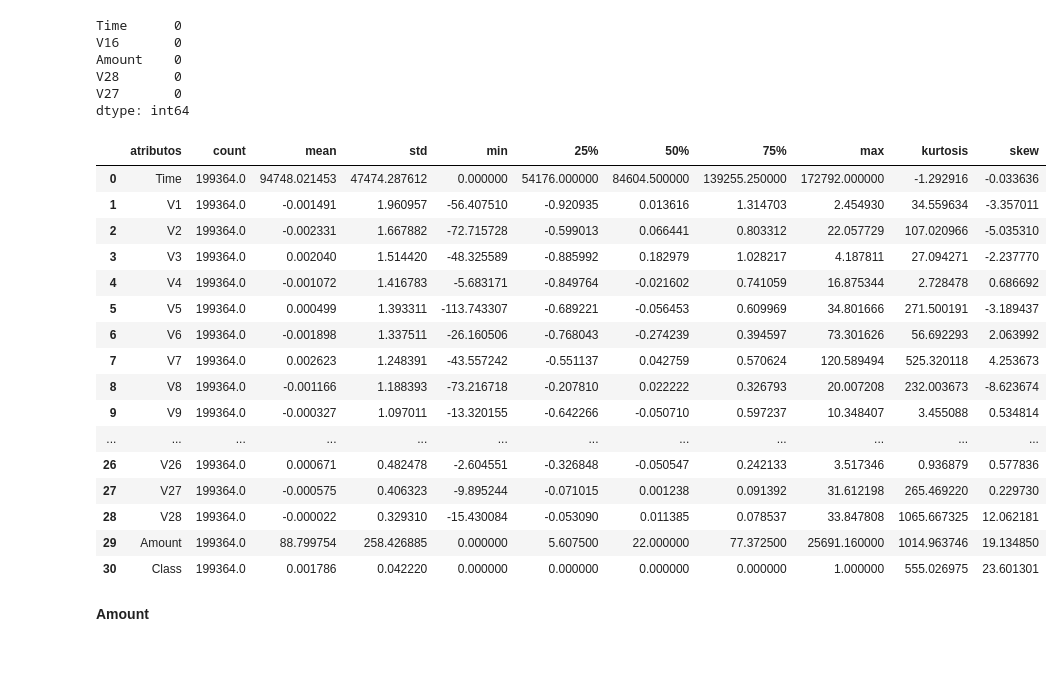
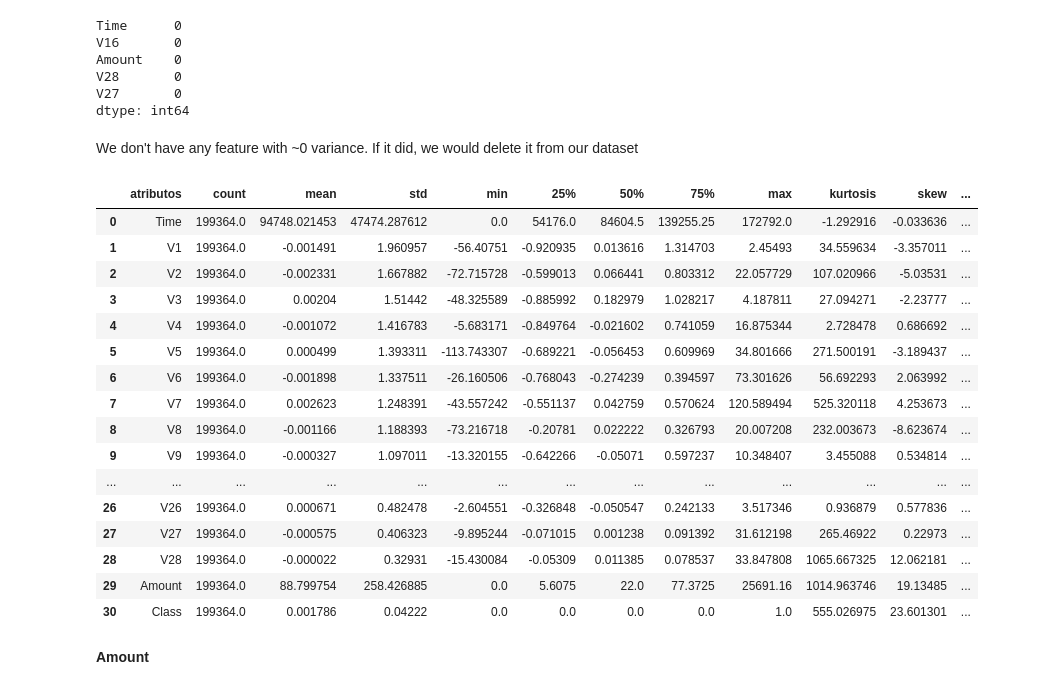
Before and after one commit to YuriCatramby/ds-clf-fraud-detection, a Jupyter notebook: ds_clf_fraud_detection.ipynb, the cells around one changed output. Cells and saved outputs as stored; diff of their text form; code cells hidden in the pictures; blank space fills up the shorter version.

```diff
--- a/ds_clf_fraud_detection.ipynb
+++ b/ds_clf_fraud_detection.ipynb
@@ -198,32 +198,35 @@ Amount    0
 V28       0
 V27       0
 dtype: int64
+# %% [markdown]
+We don't have any feature with ~0 variance. If it did, we would delete it from our dataset
 # %%
 kurt = pd.DataFrame(df_desc.apply(lambda x: x.kurtosis())).T
 skew = pd.DataFrame(df_desc.apply(lambda x: x.skew())).T
+variance = pd.DataFrame(df_desc.var().round(2)).applymap(lambda x: "{:.{}f}".format(x, 2) if isinstance(x, (float)) else x).T
 desc = pd.DataFrame(df_desc.describe())
 
-df_stats = pd.concat([desc,  kurt, skew]).T.reset_index()
-df_stats.columns = ['atributos','count', 'mean', 'std','min', '25%', '50%', '75%', 'max', 'kurtosis', 'skew']
+df_stats = pd.concat([desc,  kurt, skew, variance]).T.reset_index()
+df_stats.columns = ['atributos','count', 'mean', 'std','min', '25%', '50%', '75%', 'max', 'kurtosis', 'skew', 'variance']
 df_stats
 # %% [output]
-|  | atributos | count | mean | std | min | 25% | 50% | 75% | max | kurtosis | skew |
-| 0 | Time | 199364.0 | 94748.021453 | 47474.287612 | 0.000000 | 54176.000000 | 84604.500000 | 139255.250000 | 172792.000000 | -1.292916 | -0.033636 |
-| 1 | V1 | 199364.0 | -0.001491 | 1.960957 | -56.407510 | -0.920935 | 0.013616 | 1.314703 | 2.454930 | 34.559634 | -3.357011 |
-| 2 | V2 | 199364.0 | -0.002331 | 1.667882 | -72.715728 | -0.599013 | 0.066441 | 0.803312 | 22.057729 | 107.020966 | -5.035310 |
-| 3 | V3 | 199364.0 | 0.002040 | 1.514420 | -48.325589 | -0.885992 | 0.182979 | 1.028217 | 4.187811 | 27.094271 | -2.237770 |
-| 4 | V4 | 199364.0 | -0.001072 | 1.416783 | -5.683171 | -0.849764 | -0.021602 | 0.741059 | 16.875344 | 2.728478 | 0.686692 |
-| 5 | V5 | 199364.0 | 0.000499 | 1.393311 | -113.743307 | -0.689221 | -0.056453 | 0.609969 | 34.801666 | 271.500191 | -3.189437 |
-| 6 | V6 | 199364.0 | -0.001898 | 1.337511 | -26.160506 | -0.768043 | -0.274239 | 0.394597 | 73.301626 | 56.692293 | 2.063992 |
-| 7 | V7 | 199364.0 | 0.002623 | 1.248391 | -43.557242 | -0.551137 | 0.042759 | 0.570624 | 120.589494 | 525.320118 | 4.253673 |
-| 8 | V8 | 199364.0 | -0.001166 | 1.188393 | -73.216718 | -0.207810 | 0.022222 | 0.326793 | 20.007208 | 232.003673 | -8.623674 |
-| 9 | V9 | 199364.0 | -0.000327 | 1.097011 | -13.320155 | -0.642266 | -0.050710 | 0.597237 | 10.348407 | 3.455088 | 0.534814 |
-| ... | ... | ... | ... | ... | ... | ... | ... | ... | ... | ... | ... |
-| 26 | V26 | 199364.0 | 0.000671 | 0.482478 | -2.604551 | -0.326848 | -0.050547 | 0.242133 | 3.517346 | 0.936879 | 0.577836 |
-| 27 | V27 | 199364.0 | -0.000575 | 0.406323 | -9.895244 | -0.071015 | 0.001238 | 0.091392 | 31.612198 | 265.469220 | 0.229730 |
-| 28 | V28 | 199364.0 | -0.000022 | 0.329310 | -15.430084 | -0.053090 | 0.011385 | 0.078537 | 33.847808 | 1065.667325 | 12.062181 |
-| 29 | Amount | 199364.0 | 88.799754 | 258.426885 | 0.000000 | 5.607500 | 22.000000 | 77.372500 | 25691.160000 | 1014.963746 | 19.134850 |
-| 30 | Class | 199364.0 | 0.001786 | 0.042220 | 0.000000 | 0.000000 | 0.000000 | 0.000000 | 1.000000 | 555.026975 | 23.601301 |
+|  | atributos | count | mean | std | min | 25% | 50% | 75% | max | kurtosis | skew | ... |
+| 0 | Time | 199364.0 | 94748.021453 | 47474.287612 | 0.0 | 54176.0 | 84604.5 | 139255.25 | 172792.0 | -1.292916 | -0.033636 | ... |
+| 1 | V1 | 199364.0 | -0.001491 | 1.960957 | -56.40751 | -0.920935 | 0.013616 | 1.314703 | 2.45493 | 34.559634 | -3.357011 | ... |
+| 2 | V2 | 199364.0 | -0.002331 | 1.667882 | -72.715728 | -0.599013 | 0.066441 | 0.803312 | 22.057729 | 107.020966 | -5.03531 | ... |
+| 3 | V3 | 199364.0 | 0.00204 | 1.51442 | -48.325589 | -0.885992 | 0.182979 | 1.028217 | 4.187811 | 27.094271 | -2.23777 | ... |
+| 4 | V4 | 199364.0 | -0.001072 | 1.416783 | -5.683171 | -0.849764 | -0.021602 | 0.741059 | 16.875344 | 2.728478 | 0.686692 | ... |
+| 5 | V5 | 199364.0 | 0.000499 | 1.393311 | -113.743307 | -0.689221 | -0.056453 | 0.609969 | 34.801666 | 271.500191 | -3.189437 | ... |
+| 6 | V6 | 199364.0 | -0.001898 | 1.337511 | -26.160506 | -0.768043 | -0.274239 | 0.394597 | 73.301626 | 56.692293 | 2.063992 | ... |
+| 7 | V7 | 199364.0 | 0.002623 | 1.248391 | -43.557242 | -0.551137 | 0.042759 | 0.570624 | 120.589494 | 525.320118 | 4.253673 | ... |
+| 8 | V8 | 199364.0 | -0.001166 | 1.188393 | -73.216718 | -0.20781 | 0.022222 | 0.326793 | 20.007208 | 232.003673 | -8.623674 | ... |
+| 9 | V9 | 199364.0 | -0.000327 | 1.097011 | -13.320155 | -0.642266 | -0.05071 | 0.597237 | 10.348407 | 3.455088 | 0.534814 | ... |
+| ... | ... | ... | ... | ... | ... | ... | ... | ... | ... | ... | ... | ... |
+| 26 | V26 | 199364.0 | 0.000671 | 0.482478 | -2.604551 | -0.326848 | -0.050547 | 0.242133 | 3.517346 | 0.936879 | 0.577836 | ... |
+| 27 | V27 | 199364.0 | -0.000575 | 0.406323 | -9.895244 | -0.071015 | 0.001238 | 0.091392 | 31.612198 | 265.46922 | 0.22973 | ... |
+| 28 | V28 | 199364.0 | -0.000022 | 0.32931 | -15.430084 | -0.05309 | 0.011385 | 0.078537 | 33.847808 | 1065.667325 | 12.062181 | ... |
+| 29 | Amount | 199364.0 | 88.799754 | 258.426885 | 0.0 | 5.6075 | 22.0 | 77.3725 | 25691.16 | 1014.963746 | 19.13485 | ... |
+| 30 | Class | 199364.0 | 0.001786 | 0.04222 | 0.0 | 0.0 | 0.0 | 0.0 | 1.0 | 555.026975 | 23.601301 | ... |
 # %% [markdown]
 **Amount**
 # %%
```
Also changed, not shown: parts of 8 cells of this notebook.
